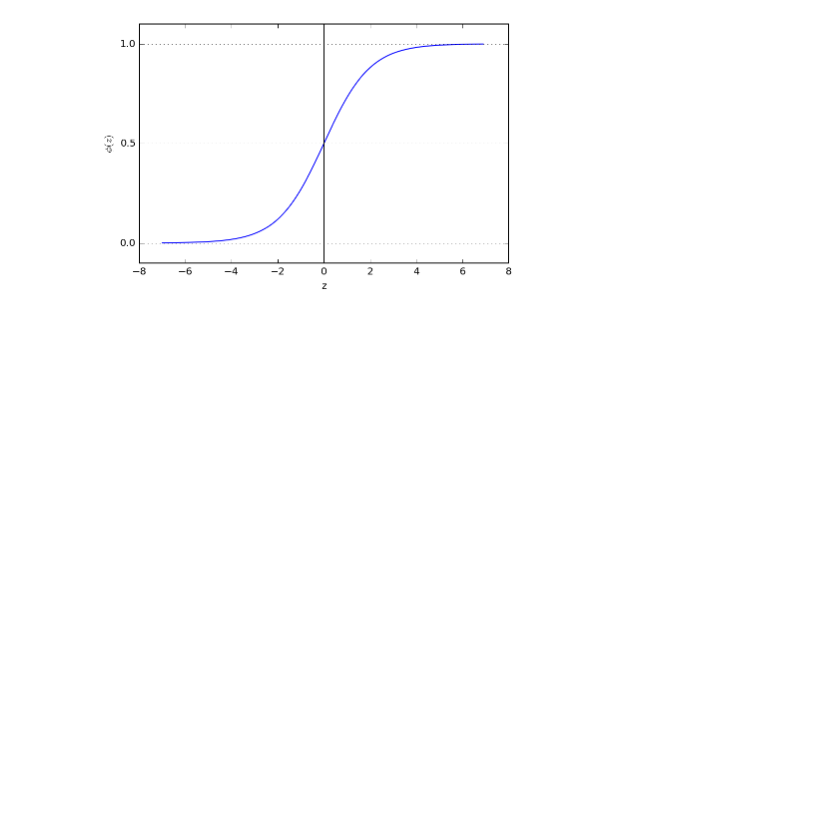
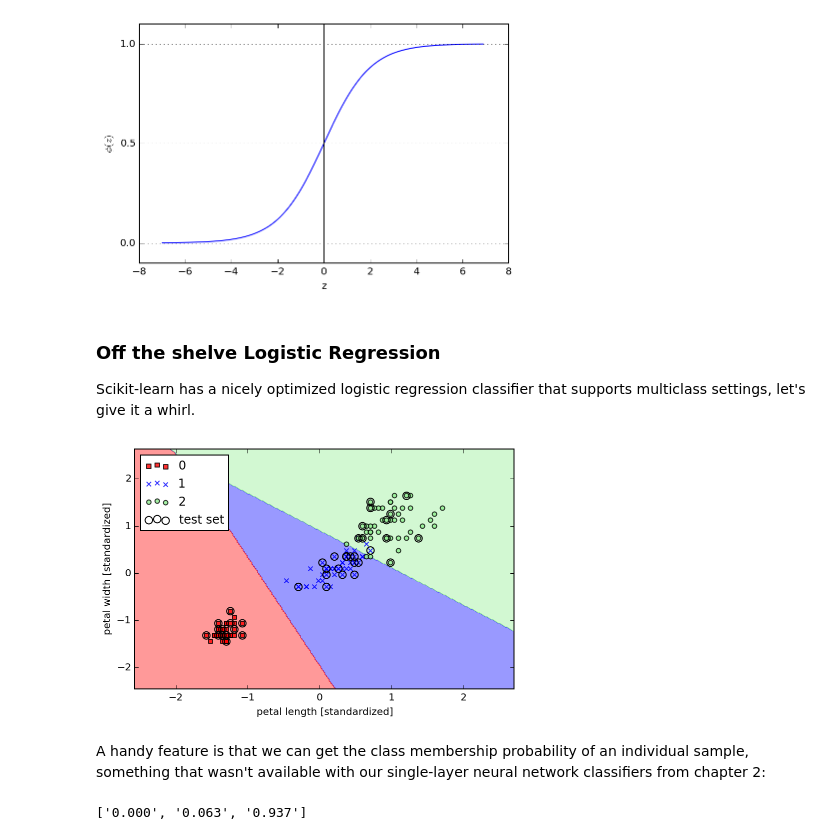
Before and after one commit to krosaen/ml-study, a Jupyter notebook: python-ml-book/ch03/ch03.ipynb, the cells around one changed output. Saved outputs shown, nothing was run; the diff lists cells and outputs as text; code cells hidden in the pictures; blank space fills up the shorter version.

```diff
--- a/python-ml-book/ch03/ch03.ipynb
+++ b/python-ml-book/ch03/ch03.ipynb
@@ -172,3 +174,29 @@ plt.tight_layout()
 plt.show()
 # %% [output]
 [figure]
+# %% [markdown]
+### Off the shelve Logistic Regression
+
+Scikit-learn has a nicely optimized logistic regression classifier that supports multiclass settings, let's give it a whirl.
+# %%
+from sklearn.linear_model import LogisticRegression
+
+lr = LogisticRegression(C=1000.0, random_state=0)
+lr.fit(X_train_std, y_train)
+
+plot_decision_regions(X_combined_std, y_combined,
+                      classifier=lr, test_idx=range(105, 150))
+plt.xlabel('petal length [standardized]')
+plt.ylabel('petal width [standardized]')
+plt.legend(loc='upper left')
+plt.tight_layout()
+# plt.savefig('./figures/logistic_regression.png', dpi=300)
+plt.show()
+# %% [output]
+[figure, added]
+# %% [markdown]
+A handy feature is that we can get the class membership probability of an individual sample, something that wasn't available with our single-layer neural network classifiers from chapter 2:
+# %%
+["%.3f" % el for el in lr.predict_proba(X_test_std[0,:])[0]]
+# %% [output]
+['0.000', '0.063', '0.937']
```
Also changed, not shown: parts of 8 cells of this notebook, 3 other files.
